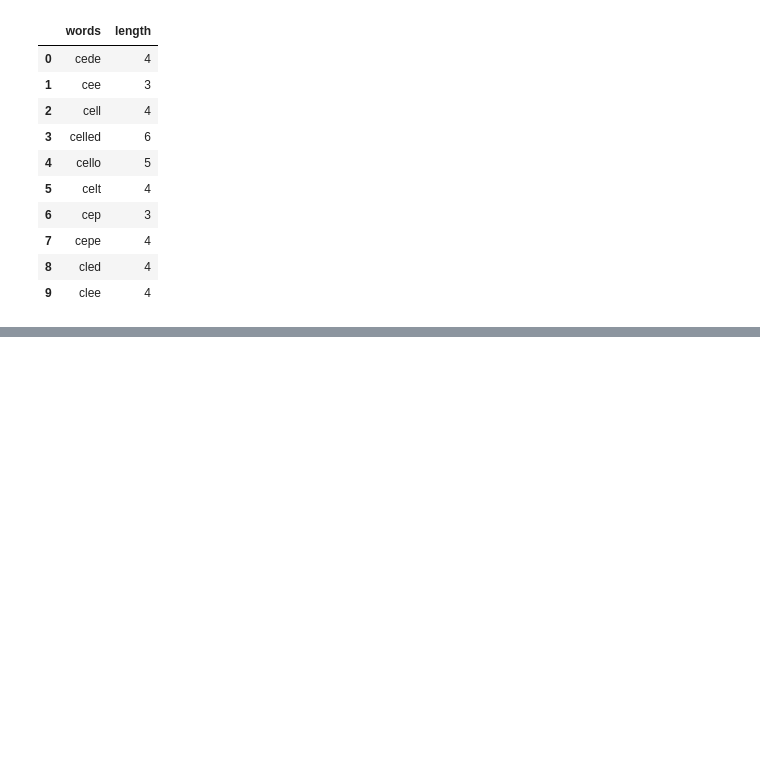
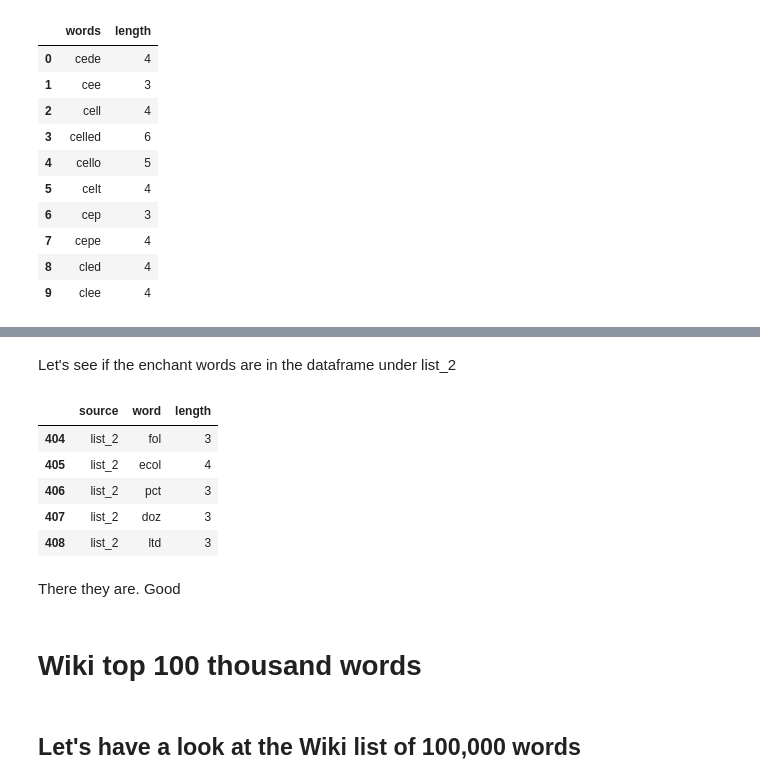
Before and after one commit to nate-walter/Words-From-The-Eye-Chart, a Jupyter notebook: Snellen_Words.ipynb, the cells around one changed output, grey strips where cells are left out. Cells and saved outputs as stored; diff of their text form; code cells hidden in the pictures; blank space fills up the shorter version.

```diff
--- a/Snellen_Words.ipynb
+++ b/Snellen_Words.ipynb
@@ -433,0 +475,15 @@ df.head(10)
+# %% [markdown]
+Let's see if the enchant words are in the dataframe under list_2
+# %%
+data.tail()
+# %% [output]
+|  | source | word | length |
+| 404 | list_2 | fol | 3 |
+| 405 | list_2 | ecol | 4 |
+| 406 | list_2 | pct | 3 |
+| 407 | list_2 | doz | 3 |
+| 408 | list_2 | ltd | 3 |
+# %% [markdown]
+There they are. Good
+# %% [markdown]
+# Wiki top 100 thousand words
@@ -433,0 +493,2 @@ df.head(10)
+# %% [markdown]
+## Let's have a look at the Wiki list of 100,000 words
```
Also changed, not shown: parts of 52 cells of this notebook.
